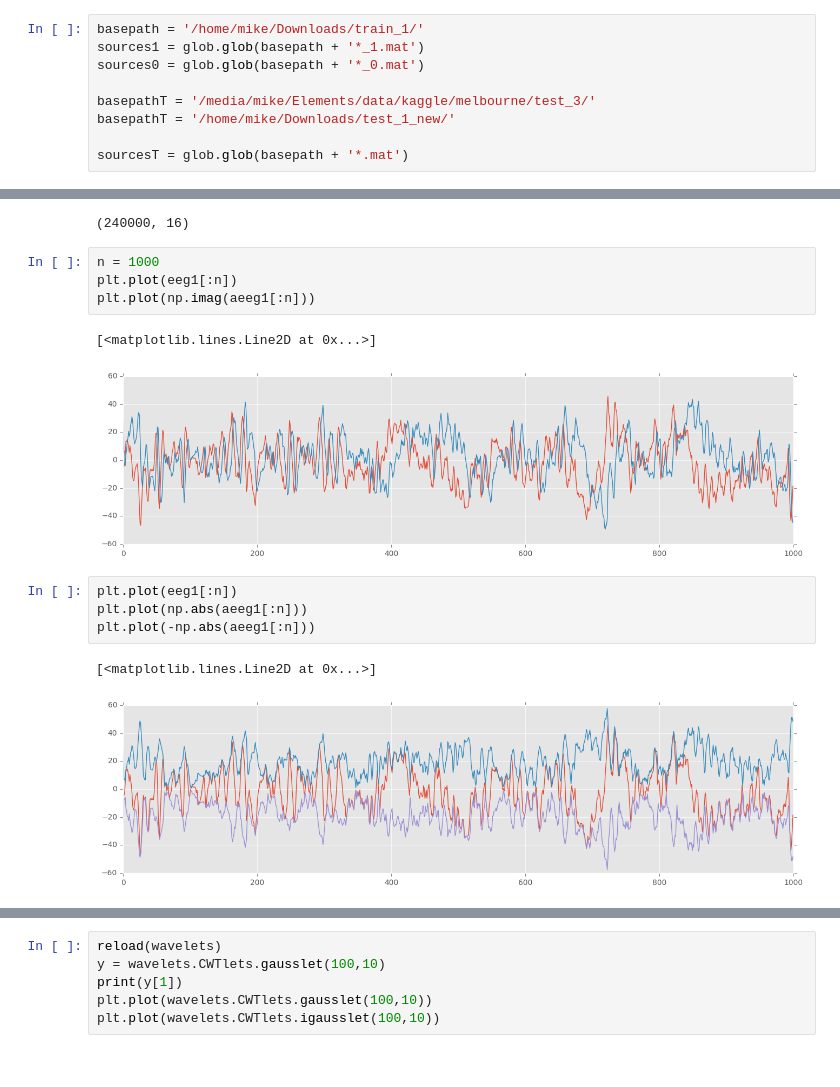
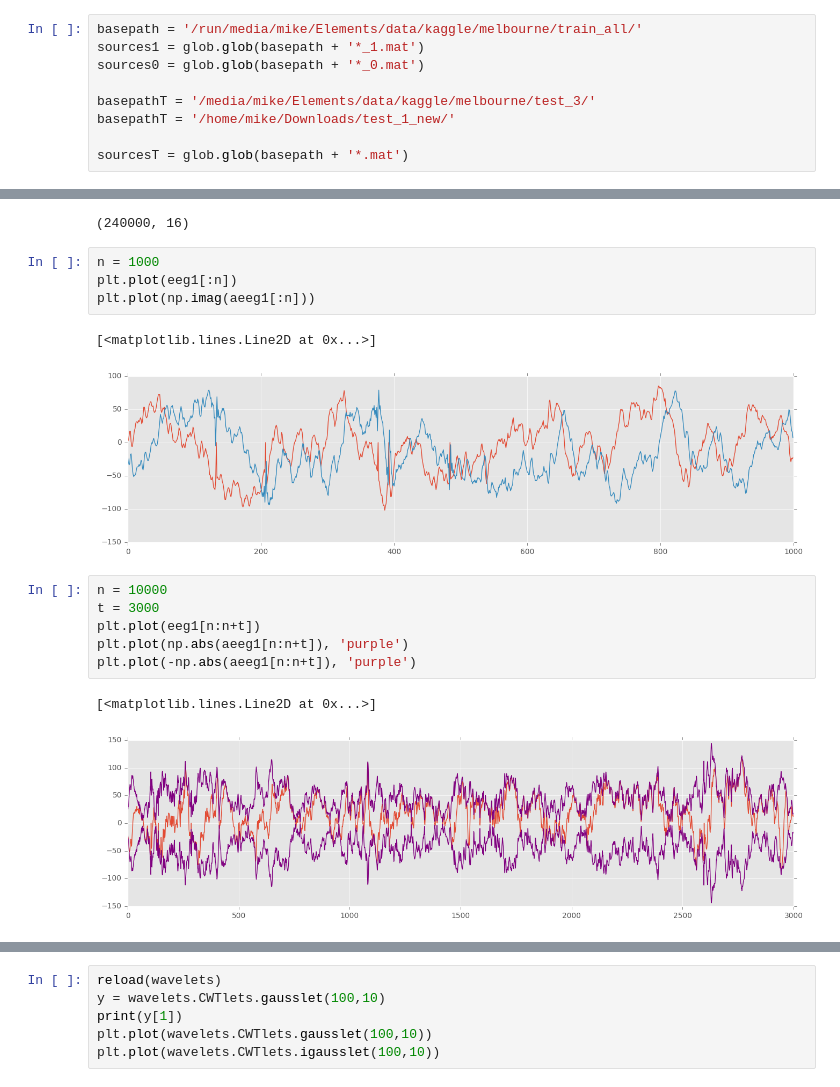
Before and after one commit to xkortex/eeg_seizure_prediction, a Jupyter notebook: hilbert02.ipynb, the cells around one changed output, grey strips where cells are left out. Saved outputs shown, nothing was run; the diff lists cells and outputs as text.

```diff
--- a/hilbert02.ipynb
+++ b/hilbert02.ipynb
@@ -69,7 +70,7 @@ def plt_easycwt(plt, sig, widths):
 # %% [markdown]
 Data loading section
 # %%
-basepath = '/home/mike/Downloads/train_1/'
+basepath = '/run/media/mike/Elements/data/kaggle/melbourne/train_all/'
 sources1 = glob.glob(basepath + '*_1.mat')
 sources0 = glob.glob(basepath + '*_0.mat')
 
@@ -137,14 +138,16 @@ plt.plot(eeg1[:n])
 plt.plot(np.imag(aeeg1[:n]))
 # %% [output]
 [<matplotlib.lines.Line2D at 0x...>]
-[figure, old version]
+[figure, new version]
 # %%
-plt.plot(eeg1[:n])
-plt.plot(np.abs(aeeg1[:n]))
-plt.plot(-np.abs(aeeg1[:n]))
+n = 10000
+t = 3000
+plt.plot(eeg1[n:n+t])
+plt.plot(np.abs(aeeg1[n:n+t]), 'purple')
+plt.plot(-np.abs(aeeg1[n:n+t]), 'purple')
 # %% [output]
 [<matplotlib.lines.Line2D at 0x...>]
-[figure, old version]
+[figure, new version]
 # %%
 iphase = np.unwrap(np.angle(aeeg1))
 iphase_ = auxfilter.butterfilt(iphase, .01)
```
Also changed, not shown: parts of 10 cells of this notebook, 9 other files.
